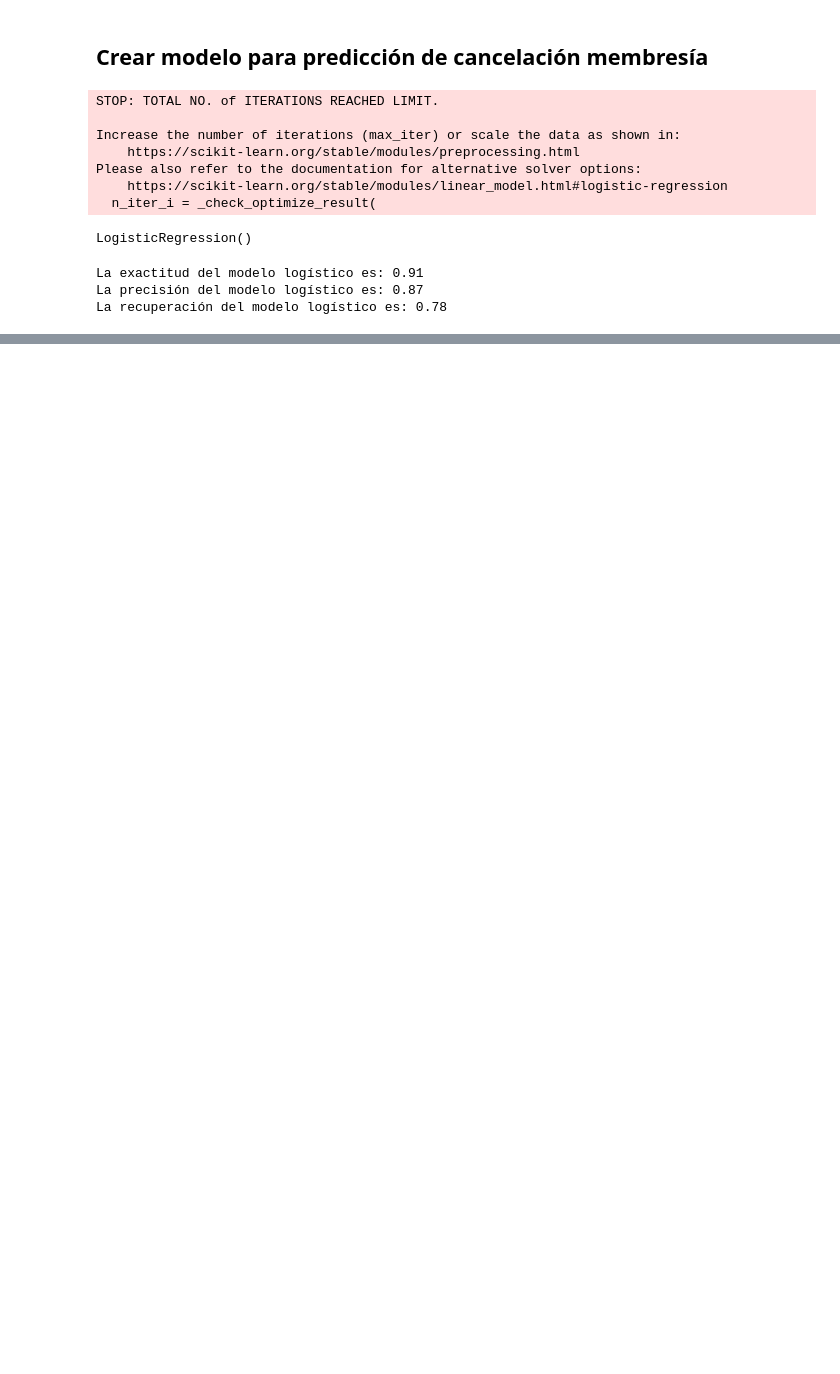
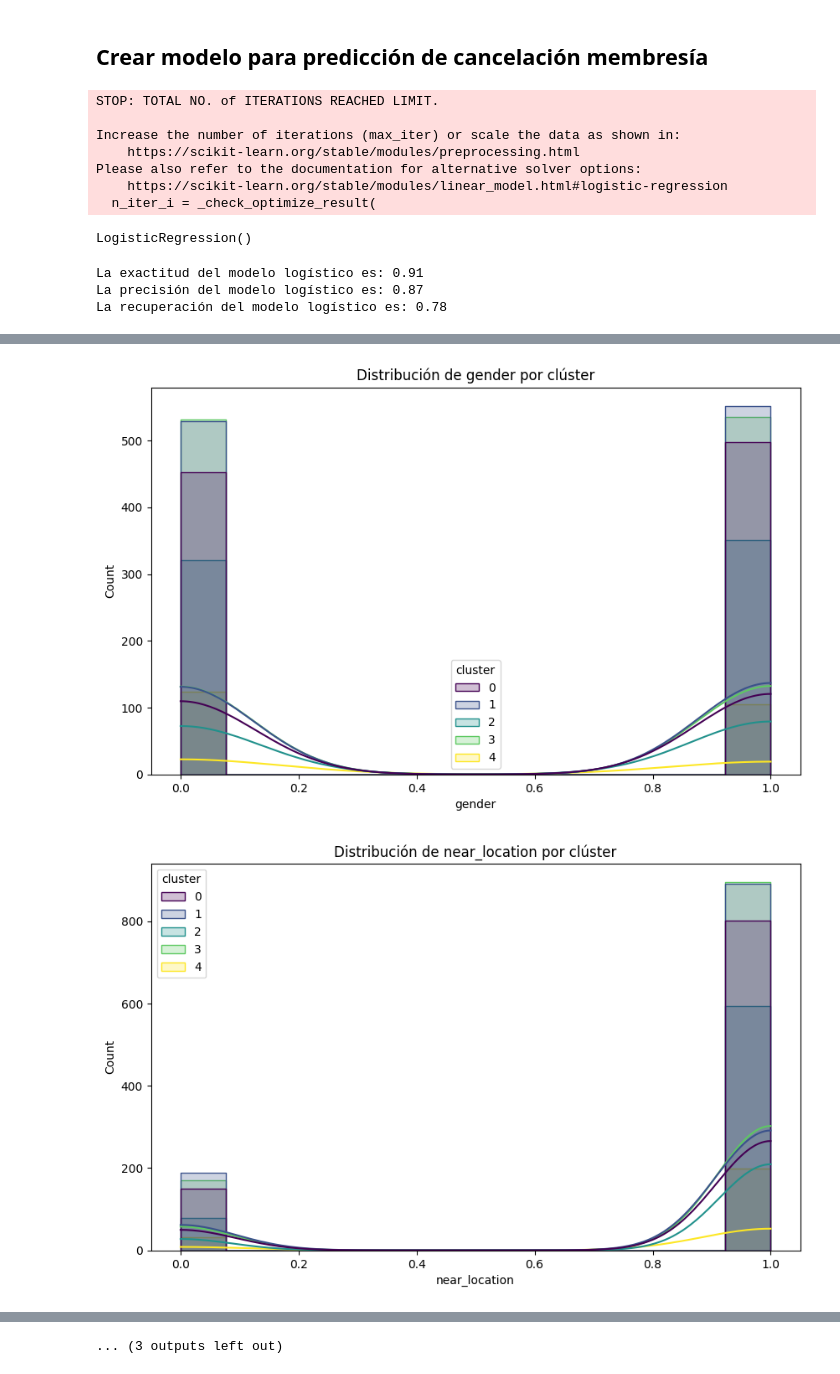
Before and after one commit to PaulaRodArias/13_Proyecto_final, a Jupyter notebook: proyecto13.ipynb, the cells around one changed output, grey strips where cells are left out. Saved outputs shown, nothing was run; the diff lists cells and outputs as text; code cells hidden in the pictures; blank space fills up the shorter version.

```diff
--- a/proyecto13.ipynb
+++ b/proyecto13.ipynb
@@ -190,0 +238,7 @@ La recuperación del modelo logístico es: 0.78
+# %%
+#Agrupar datos
+valores_km = KMeans(n_clusters=5)
+etiquetas = valores_km.fit_predict(valores)
+# %%
+#Agregar cluster determinado a cada cliente
+gym['cluster'] = etiquetas
@@ -190,0 +277,10 @@ La recuperación del modelo logístico es: 0.78
+# %%
+#Visualizar distribución de los valores por clúster
+for column in gym:
+    plt.figure(figsize=(10, 6))
+    sns.histplot(data=gym, x=column, hue='cluster', kde=True, palette='viridis', element='step')
+    plt.title(f'Distribución de {column} por clúster')
+    plt.show()
+# %% [output]
+[figure, added]
+[figure, added]
@@ -190,0 +297 @@ La recuperación del modelo logístico es: 0.78
+... (3 outputs left out)
```
Also changed, not shown: parts of 21 cells of this notebook, 1 other file.
